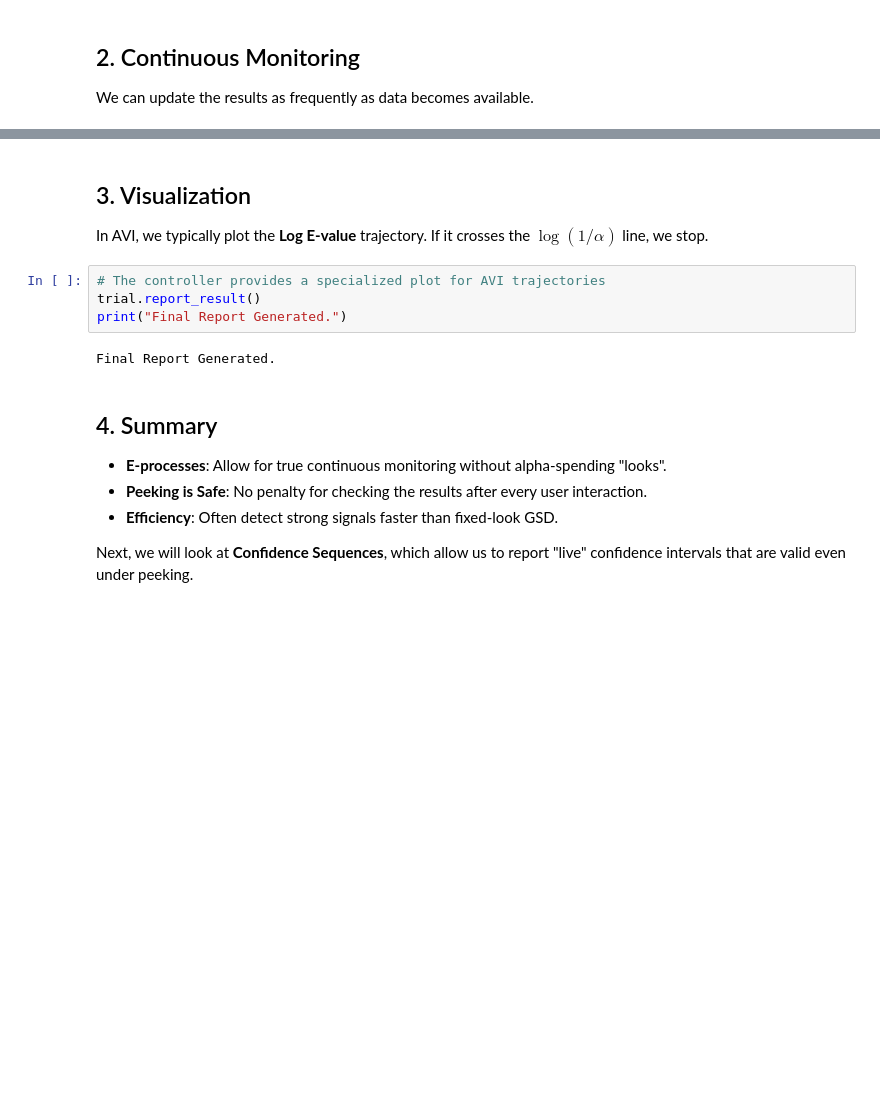
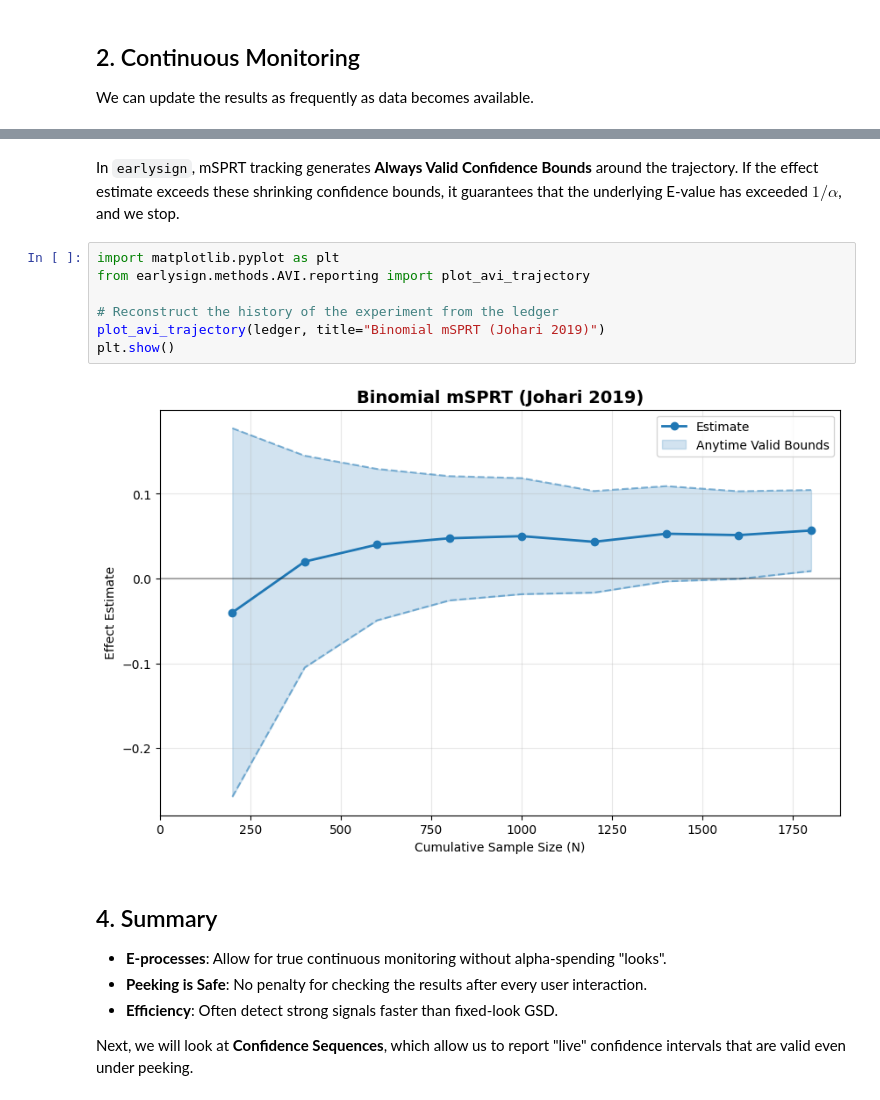
Before and after one commit to early-sign/EarlySign, a Jupyter notebook: docs/source/tutorial/202_e_process_monitoring.ipynb, the cells around one changed output, grey strips where cells are left out. Drawn from its saved outputs; the diff is of its cells as text; blank space fills up the shorter version.

```diff
--- a/docs/source/tutorial/202_e_process_monitoring.ipynb
+++ b/docs/source/tutorial/202_e_process_monitoring.ipynb
@@ -76,14 +97,15 @@ Batch 7: N=1400, Status=stop_detected
 >>> E-value crossed threshold! Evidence is sufficient.
-# %% [markdown]
-## 3. Visualization
-
-In AVI, we typically plot the **Log E-value** trajectory. If it crosses the $\log(1/\alpha)$ line, we stop.
-# %%
-# The controller provides a specialized plot for AVI trajectories
-trial.report_result()
-print("Final Report Generated.")
-# %% [output]
-Final Report Generated.
+# %% [markdown]
+In `earlysign`, mSPRT tracking generates **Always Valid Confidence Bounds** around the trajectory. If the effect estimate exceeds these shrinking confidence bounds, it guarantees that the underlying E-value has exceeded $1/\alpha$, and we stop.
+# %%
+import matplotlib.pyplot as plt
+from earlysign.methods.AVI.reporting import plot_avi_trajectory
+
+# Reconstruct the history of the experiment from the ledger
+plot_avi_trajectory(ledger, title="Binomial mSPRT (Johari 2019)")
+plt.show()
+# %% [output]
+[figure, added]
 # %% [markdown]
 ## 4. Summary
 
```
Also changed, not shown: parts of 3 cells of this notebook, 7 other files.
